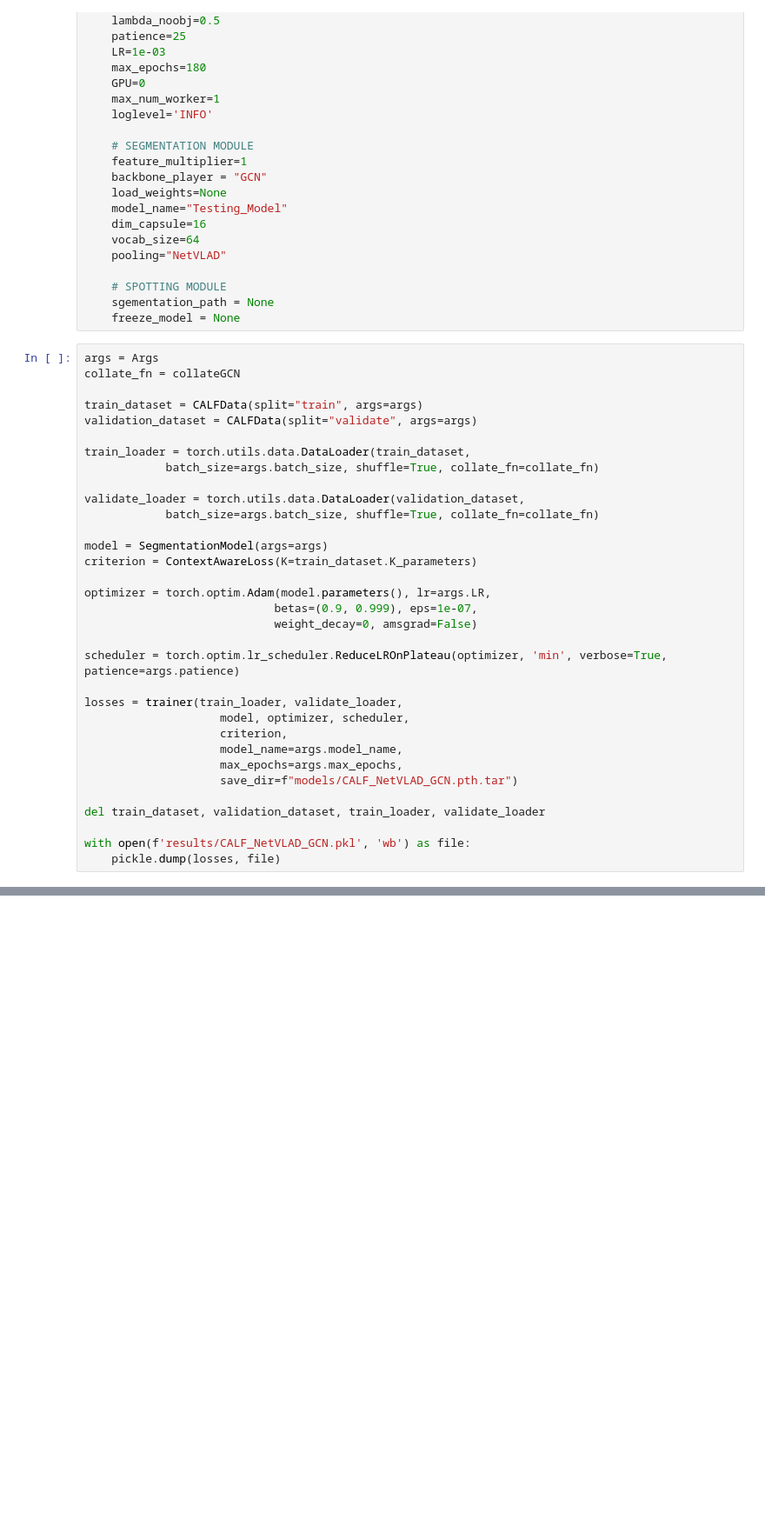
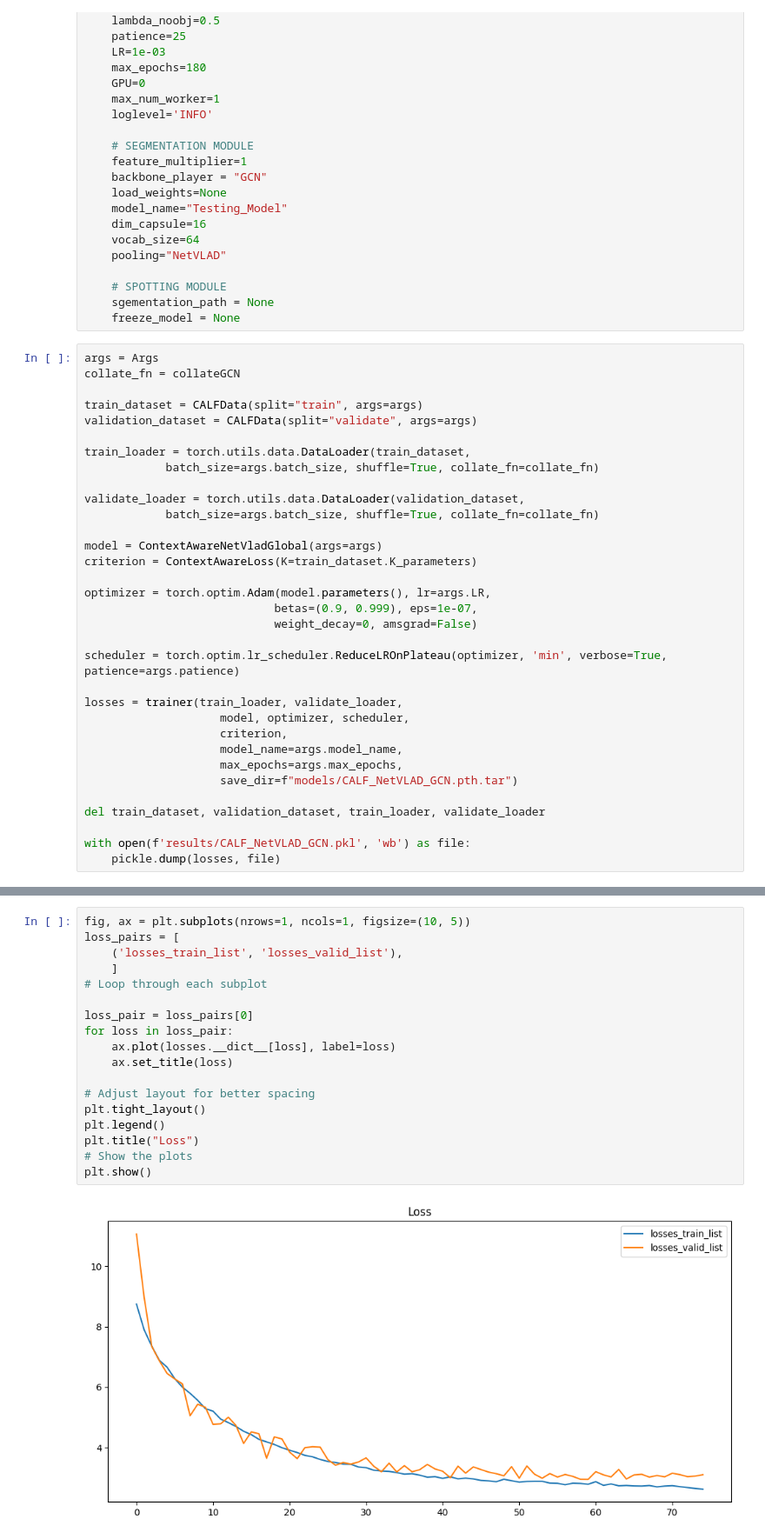
Before and after one commit to Ziolo1999/GNNsFootballEventSpotting, a Jupyter notebook: Code2/notebooks/CALF_NetVLAD_GCN.ipynb, the cells around one changed output, grey strips where cells are left out. Shown at 87% size. Saved outputs shown, nothing was run; the diff lists cells and outputs as text; blank space fills up the shorter version.

```diff
--- a/Code2/notebooks/CALF_NetVLAD_GCN.ipynb
+++ b/Code2/notebooks/CALF_NetVLAD_GCN.ipynb
@@ -67,7 +69,7 @@ train_loader = torch.utils.data.DataLoader(train_dataset,
 validate_loader = torch.utils.data.DataLoader(validation_dataset,
             batch_size=args.batch_size, shuffle=True, collate_fn=collate_fn)
 
-model = SegmentationModel(args=args)
+model = ContextAwareNetVladGlobal(args=args)
 criterion = ContextAwareLoss(K=train_dataset.K_parameters)
 
 optimizer = torch.optim.Adam(model.parameters(), lr=args.LR,
@@ -96,0 +92,20 @@ NetVLAD output size:  torch.Size([32, 10, 300, 1])
+# %%
+fig, ax = plt.subplots(nrows=1, ncols=1, figsize=(10, 5))
+loss_pairs = [
+    ('losses_train_list', 'losses_valid_list'),
+    ]
+# Loop through each subplot
+
+loss_pair = loss_pairs[0]
+for loss in loss_pair:
+    ax.plot(losses.__dict__[loss], label=loss)
+    ax.set_title(loss)
+
+# Adjust layout for better spacing
+plt.tight_layout()
+plt.legend()
+plt.title("Loss")
+# Show the plots
+plt.show()
+# %% [output]
+[figure, added]
```
Also changed, not shown: parts of 21 cells of this notebook, 32 other files.
